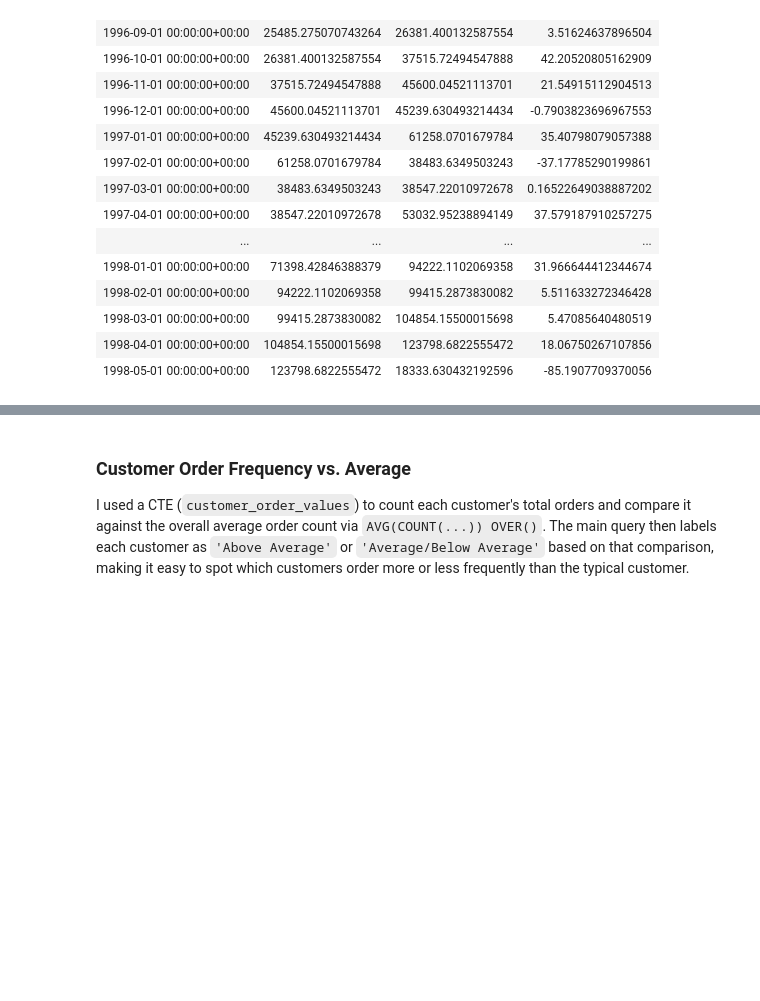
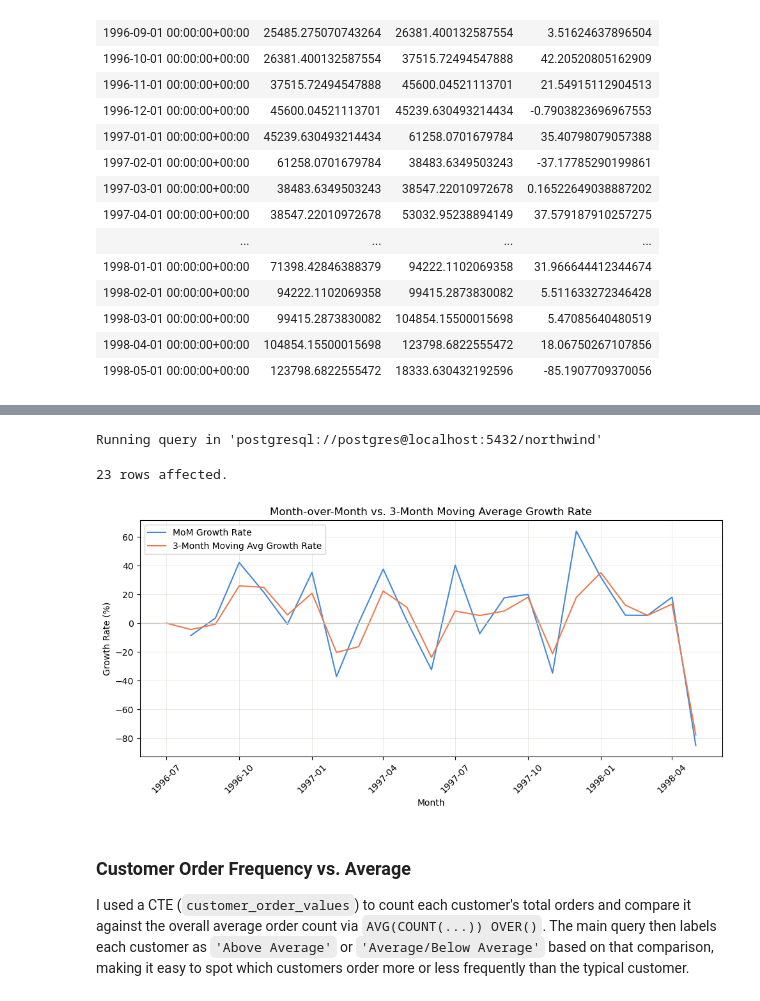
Before and after one commit to IsabelKwon/Northwind-Traders, a Jupyter notebook: northwind/northwind_query.ipynb, the cells around one changed output, grey strips where cells are left out. Saved outputs shown, nothing was run; the diff lists cells and outputs as text; code cells hidden in the pictures; blank space fills up the shorter version.

Commit message:
Add growth rate analysis (MoM and 3-month moving average) with matplotlib visualizations and a customer order frequency histogram to the Northwind SQL notebook.

```diff
--- a/northwind/northwind_query.ipynb
+++ b/northwind/northwind_query.ipynb
@@ -352,3 +401,53 @@ Running query in 'postgresql://postgres@localhost:5432/northwind'
+# %%
+%%sql growth_result <<
+WITH total_sales_per_month AS (
+     SELECT DATE_TRUNC('month', order_date) as month,
+            SUM(od.unit_price*od.quantity*(1-od.discount)) as current_month_sales
+       FROM orders as o
+       JOIN order_details as od
+         ON o.order_id=od.order_id
+      GROUP BY month
+),
+growth_calc AS (
+    SELECT month,
+           current_month_sales,
+           LAG(current_month_sales) OVER (ORDER BY month) as prev_month_sales,
+           AVG(current_month_sales) OVER (
+               ORDER BY month ROWS BETWEEN 2 PRECEDING AND CURRENT ROW
+           ) as moving_avg_3mon
+      FROM total_sales_per_month
+)
+SELECT month,
+       (current_month_sales - prev_month_sales) / prev_month_sales * 100 as mom_growth_rate,
+       (current_month_sales - moving_avg_3mon) / moving_avg_3mon * 100 as moving_avg_growth_rate
+  FROM growth_calc
+ ORDER BY month;
+# %% [output]
+Running query in 'postgresql://postgres@localhost:5432/northwind'
+23 rows affected.
+# %%
+import matplotlib.pyplot as plt
+import pandas as pd
+
+df = growth_result.DataFrame()
+df['month'] = pd.to_datetime(df['month'])
+
+fig, ax = plt.subplots(figsize=(10, 5))
+ax.plot(df['month'], df['mom_growth_rate'], color="#4288dd", label='MoM Growth Rate')
+ax.plot(df['month'], df['moving_avg_growth_rate'], color="#eb7a4e",  label='3-Month Moving Avg Growth Rate')
+ax.axhline(0, color='#c3c2b7', linewidth=1)
+
+ax.set_title('Month-over-Month vs. 3-Month Moving Average Growth Rate')
+ax.set_xlabel('Month')
+ax.set_ylabel('Growth Rate (%)')
+ax.legend()
+ax.grid(True, color='#e1e0d9', linewidth=0.5)
+
+plt.xticks(rotation=45)
+plt.tight_layout()
+plt.show()
+# %% [output]
+[figure, added]
 # %% [markdown]
 ### Customer Order Frequency vs. Average
 
```
Also changed, not shown: parts of 11 cells of this notebook.
